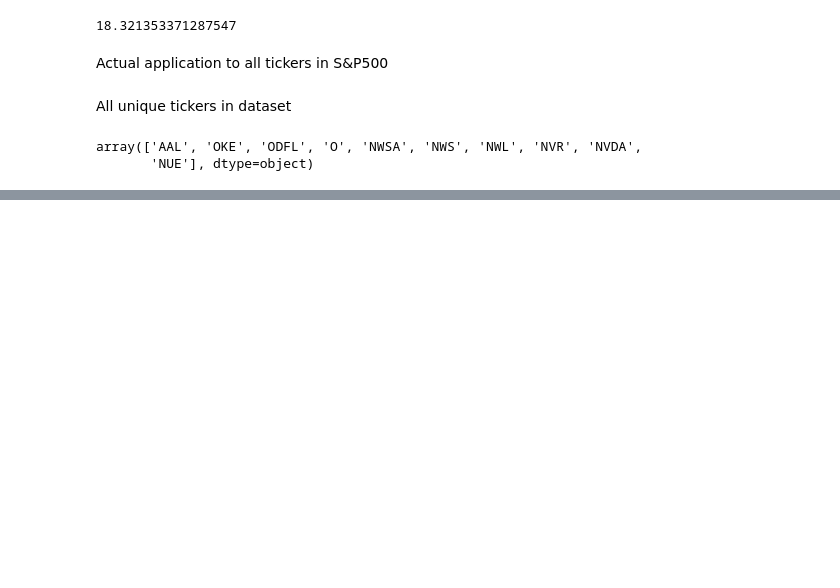
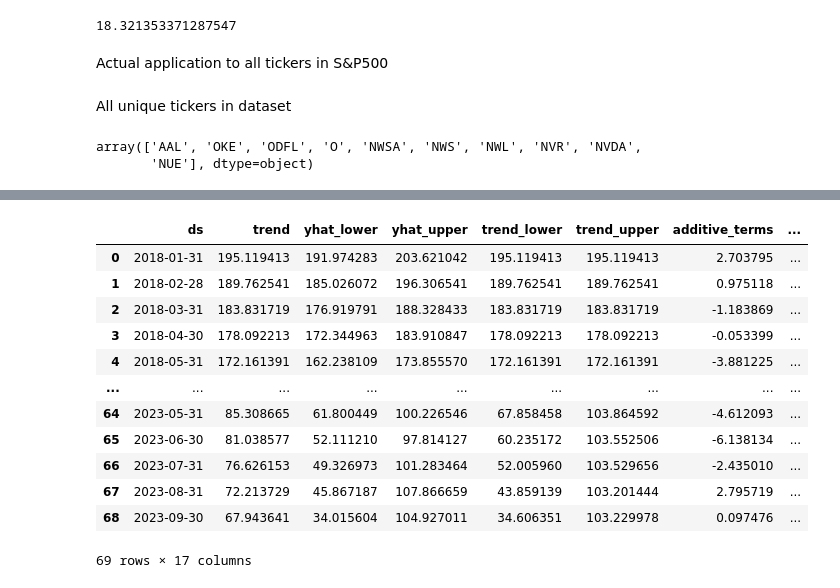
Before and after one commit to Noorasyikeen/InvestoInsight, a Jupyter notebook: InvestoInsight/InvestoInsight_Prophet.ipynb, the cells around one changed output, grey strips where cells are left out. Saved outputs shown, nothing was run; the diff lists cells and outputs as text; code cells hidden in the pictures; blank space fills up the shorter version.

```diff
--- a/InvestoInsight/InvestoInsight_Prophet.ipynb
+++ b/InvestoInsight/InvestoInsight_Prophet.ipynb
@@ -190,0 +377,3 @@ mmm
+# %%
+tickers = df['Tickers'].unique()
+tickers[0:10]
@@ -190,0 +383,28 @@ mmm
+# %%
+# Create an empty DataFrame to store all forecasts
+combined_forecasts2 = pd.DataFrame()
+# %%
+# Loop through each unique 'ticker'
+for ticker in tickers:
+    # Filter data for the current ticker
+    stock_data = train_data[train_data['Tickers'] == ticker]
+
+    # Initialize and fit the Prophet model
+    model2 = Prophet(changepoint_prior_scale = 0.5,
+                     seasonality_prior_scale = 0.1,
+                     seasonality_mode = 'additive',
+                     changepoint_range = 0.95)
+    model2.fit(stock_data)
+
+    # Make predictions for the next 12 months
+    future2 = model2.make_future_dataframe(periods=12, freq='M')
+    forecast2 = model2.predict(future2)
+
+    # #Filter original data for specific ticker (use for RMSE calculation)
+    # ticker_df = df.loc[df['Tickers'] == ticker]
+
+    # Add a column 'ticker' to the forecast DataFrame to indicate the stock ticker
+    forecast2['ticker'] = ticker
+
+    # Concatenate the current forecast with the combined_forecasts DataFrame
+    combined_forecasts2 = pd.concat([combined_forecasts2, forecast2])
@@ -190,0 +438,17 @@ mmm
+# %%
+mmm = combined_forecasts2[combined_forecasts2['ticker']== "MMM"]
+mmm
+# %% [output]
+|  | ds | trend | yhat_lower | yhat_upper | trend_lower | trend_upper | additive_terms | ... |
+| 0 | 2018-01-31 | 195.119413 | 191.974283 | 203.621042 | 195.119413 | 195.119413 | 2.703795 | ... |
+| 1 | 2018-02-28 | 189.762541 | 185.026072 | 196.306541 | 189.762541 | 189.762541 | 0.975118 | ... |
+| 2 | 2018-03-31 | 183.831719 | 176.919791 | 188.328433 | 183.831719 | 183.831719 | -1.183869 | ... |
+| 3 | 2018-04-30 | 178.092213 | 172.344963 | 183.910847 | 178.092213 | 178.092213 | -0.053399 | ... |
+| 4 | 2018-05-31 | 172.161391 | 162.238109 | 173.855570 | 172.161391 | 172.161391 | -3.881225 | ... |
+| ... | ... | ... | ... | ... | ... | ... | ... | ... |
+| 64 | 2023-05-31 | 85.308665 | 61.800449 | 100.226546 | 67.858458 | 103.864592 | -4.612093 | ... |
+| 65 | 2023-06-30 | 81.038577 | 52.111210 | 97.814127 | 60.235172 | 103.552506 | -6.138134 | ... |
+| 66 | 2023-07-31 | 76.626153 | 49.326973 | 101.283464 | 52.005960 | 103.529656 | -2.435010 | ... |
+| 67 | 2023-08-31 | 72.213729 | 45.867187 | 107.866659 | 43.859139 | 103.201444 | 2.795719 | ... |
+| 68 | 2023-09-30 | 67.943641 | 34.015604 | 104.927011 | 34.606351 | 103.229978 | 0.097476 | ... |
+69 rows × 17 columns
```
Also changed, not shown: parts of 24 cells of this notebook.
